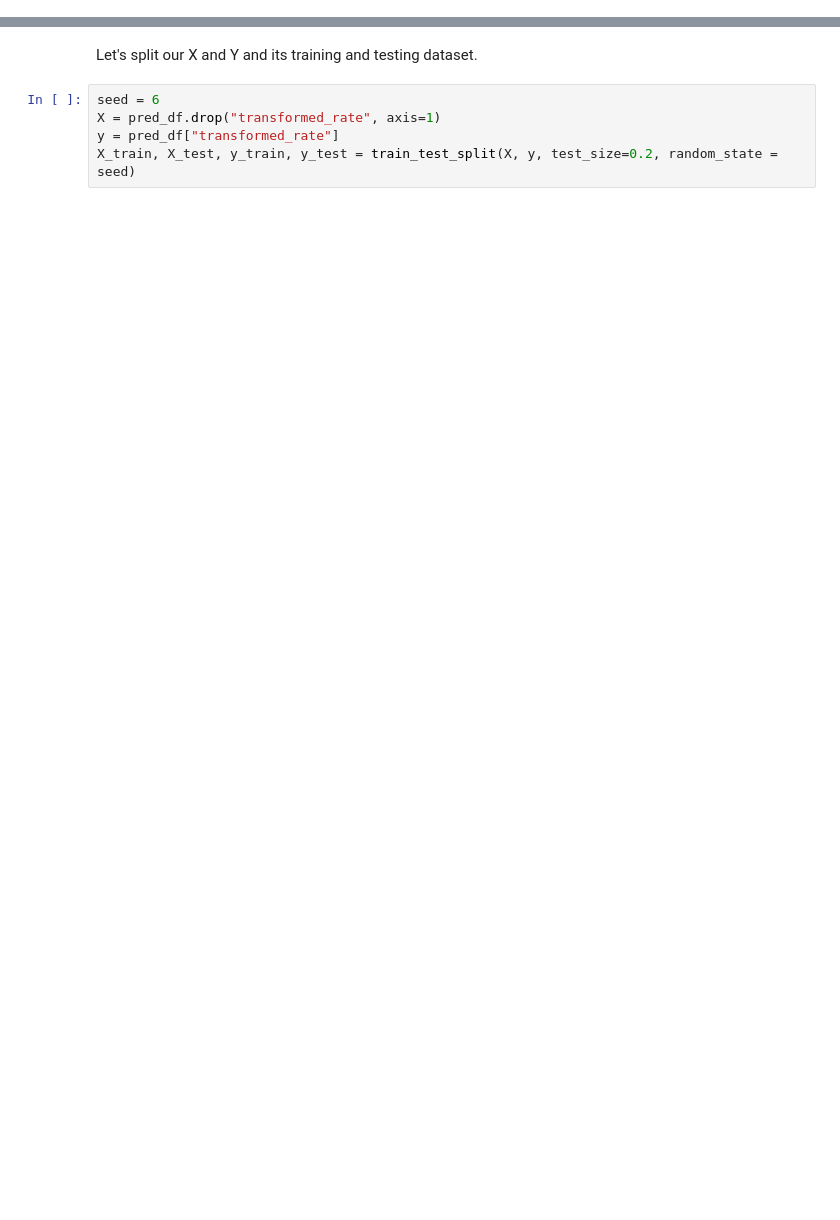
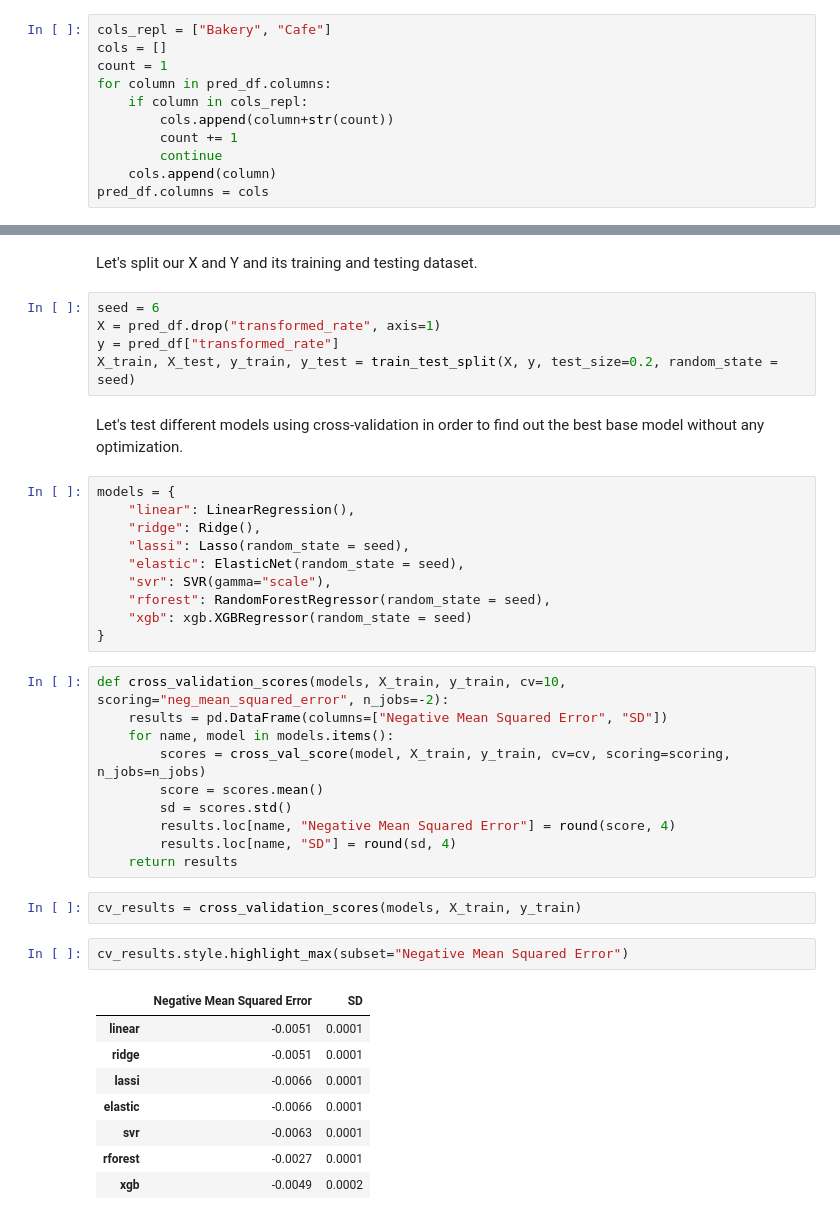
Before and after one commit to ricardoamferreira/ricardoamferreira.github.io, a Jupyter notebook: Notebooks/Zomato_Bangalore_Restaurants.ipynb, the cells around one changed output, grey strips where cells are left out. Saved outputs shown, nothing was run; the diff lists cells and outputs as text; blank space fills up the shorter version.

```diff
--- a/Notebooks/Zomato_Bangalore_Restaurants.ipynb
+++ b/Notebooks/Zomato_Bangalore_Restaurants.ipynb
@@ -491,0 +511,11 @@ pred_df.head()
+# %%
+cols_repl = ["Bakery", "Cafe"]
+cols = []
+count = 1
+for column in pred_df.columns:
+    if column in cols_repl:
+        cols.append(column+str(count))
+        count += 1
+        continue
+    cols.append(column)
+pred_df.columns = cols
@@ -496,3 +530,38 @@ seed = 6
 X = pred_df.drop("transformed_rate", axis=1)
 y = pred_df["transformed_rate"]
 X_train, X_test, y_train, y_test = train_test_split(X, y, test_size=0.2, random_state = seed)
+# %% [markdown]
+Let's test different models using cross-validation in order to find out the best base model without any optimization.
+# %%
+models = {
+    "linear": LinearRegression(),
+    "ridge": Ridge(),
+    "lassi": Lasso(random_state = seed),
+    "elastic": ElasticNet(random_state = seed),
+    "svr": SVR(gamma="scale"),
+    "rforest": RandomForestRegressor(random_state = seed),
+    "xgb": xgb.XGBRegressor(random_state = seed)
+}
+# %%
+def cross_validation_scores(models, X_train, y_train, cv=10, scoring="neg_mean_squared_error", n_jobs=-2):
+    results = pd.DataFrame(columns=["Negative Mean Squared Error", "SD"])
+    for name, model in models.items():
+        scores = cross_val_score(model, X_train, y_train, cv=cv, scoring=scoring, n_jobs=n_jobs)
+        score = scores.mean()
+        sd = scores.std()
+        results.loc[name, "Negative Mean Squared Error"] = round(score, 4)
+        results.loc[name, "SD"] = round(sd, 4)
+    return results
+# %%
+cv_results = cross_validation_scores(models, X_train, y_train)
+# %%
+cv_results.style.highlight_max(subset="Negative Mean Squared Error")
+# %% [output]
+|  | Negative Mean Squared Error | SD |
+| linear | -0.0051 | 0.0001 |
+| ridge | -0.0051 | 0.0001 |
+| lassi | -0.0066 | 0.0001 |
+| elastic | -0.0066 | 0.0001 |
+| svr | -0.0063 | 0.0001 |
+| rforest | -0.0027 | 0.0001 |
+| xgb | -0.0049 | 0.0002 |
```
Also changed, not shown: parts of 16 cells of this notebook.
